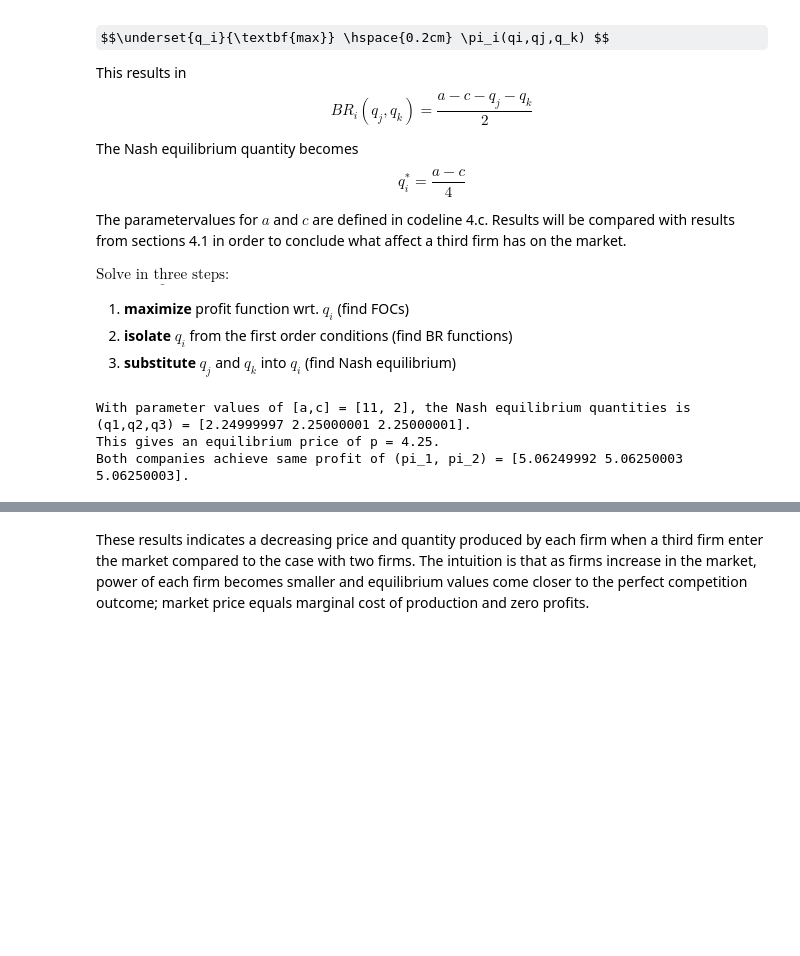
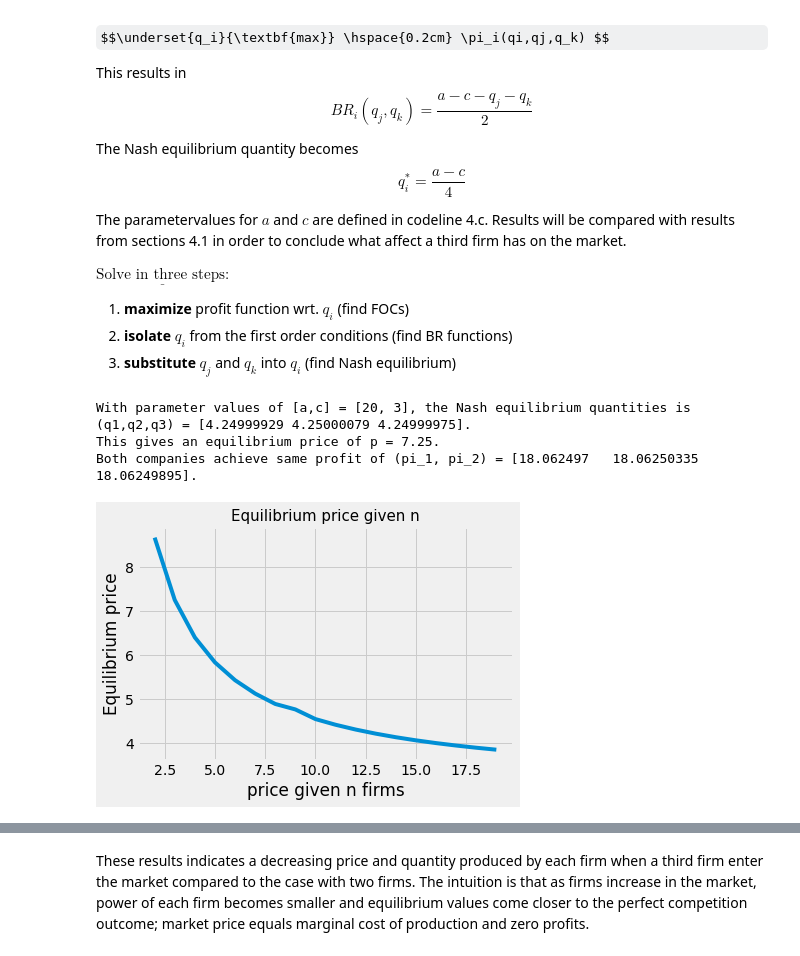
Before and after one commit to AskerNC/projects-2021-sev, a Jupyter notebook: modelproject/ModelProject-sev.ipynb, the cells around one changed output, grey strips where cells are left out. Saved outputs shown, nothing was run; the diff lists cells and outputs as text; code cells hidden in the pictures; some formulas as TeX source; blank space fills up the shorter version.

```diff
--- a/modelproject/ModelProject-sev.ipynb
+++ b/modelproject/ModelProject-sev.ipynb
@@ -253,6 +273,7 @@ def profit_firm3_morefirms(q1,q2,q3,a,c):
 #5.c define bestresponse functions by maximizing profits
 def BR1_morefirms(q2,q3,a,c):
     optimal_q1 = optimize.minimize(lambda q0: -profit_firm1_morefirms(q0,q2,q3,a,c), q0).x[0]
+
     return optimal_q1
 def BR2_morefirms(q1,q3,a,c):
     optimal_q2 = optimize.minimize(lambda q0: -profit_firm2_morefirms(q1,q0,q3,a,c), q0).x[0]
@@ -268,6 +289,8 @@ def conditions_morefirms(q,param):
     z = q[2] - BR3_morefirms(q[0],q[1],param[0],param[1])
     return [u,y,z]
 
+
+param  = [20,3]
 #5.e solution and print
 inital_values = [1,1,1]
 opt_qi_morefirms = optimize.fsolve(conditions_morefirms,inital_values, args = (param))
@@ -277,6 +300,48 @@ profit_i_morefirms = opt_p_morefirms * opt_qi_morefirms - param[1] * opt_qi_more
 print(f'With parameter values of [a,c] = {param}, the Nash equilibrium quantities is (q1,q2,q3) = {opt_qi_morefirms}.\nThis gives an equilibrium price of p = {opt_p_morefirms}.')
 print(f'Both companies achieve same profit of (pi_1, pi_2) = {profit_i_morefirms}.\n')
 # %% [output]
-With parameter values of [a,c] = [11, 2], the Nash equilibrium quantities is (q1,q2,q3) = [2.24999997 2.25000001 2.25000001].
-This gives an equilibrium price of p = 4.25.
-Both companies achieve same profit of (pi_1, pi_2) = [5.06249992 5.06250003 5.06250003].
+With parameter values of [a,c] = [20, 3], the Nash equilibrium quantities is (q1,q2,q3) = [4.24999929 4.25000079 4.24999975].
+This gives an equilibrium price of p = 7.25.
+Both companies achieve same profit of (pi_1, pi_2) = [18.062497   18.06250335 18.06249895].
+# %%
+def inverse_nfirms(a,q_vec):
+    demand = a - np.sum(q_vec)
+    return demand
+
+def profit_firm_i(a,c,q_vec,i,q_i):
+    # update q_i
+    q_vec[i]=q_i
+
+    return inverse_nfirms(a,q_vec) * q_i - cost(q_i,c)
+
+def BR_nfirms(a,c,q_vec,q_i,i):
+    optimal_q_i = optimize.minimize(lambda q0: -profit_firm_i(a,c,q_vec,i,q0),x0=np.mean(q_vec)).x[0]
+
+    return optimal_q_i
+
+
+def conditions_nfirms(q_vec,param):
+    conds = [q_i-BR_nfirms(param[0],param[1],q_vec,q_i,i) for i,q_i in enumerate(q_vec)]
+
+    return conds
+
+def solve_model(param,n):
+    q0_vec = [1 for i in range(n)] # n firms
+    res = optimize.root(conditions_nfirms,q0_vec, args = (param))
+    opt_qi_nfirms = res.x
+
+    opt_p_nfirms = param[0]-np.sum(opt_qi_nfirms)
+
+    return opt_qi_nfirms,opt_p_nfirms
+# %%
+n_vec = range(2,20)
+p_vec = [solve_model(param,n)[1] for n in n_vec]
+# %%
+plt.plot(n_vec,p_vec)
+
+plt.title('Equilibrium price given n', fontsize=15)
+plt.xlabel('price given n firms')
+plt.ylabel('Equilibrium price')
+ax_fig1.grid(True)
+# %% [output]
+[figure, added]
```
Also changed, not shown: parts of 7 cells of this notebook.
